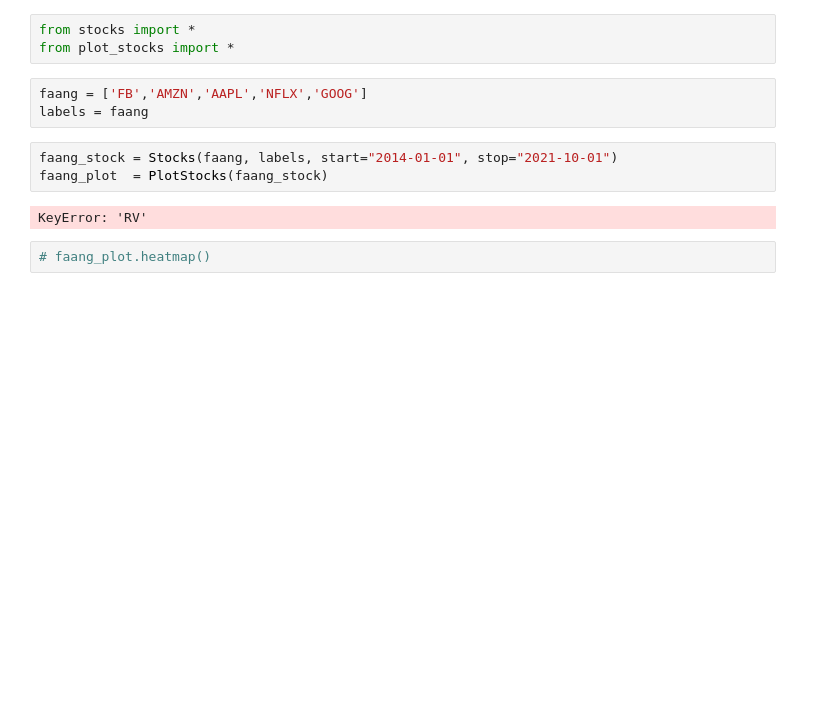
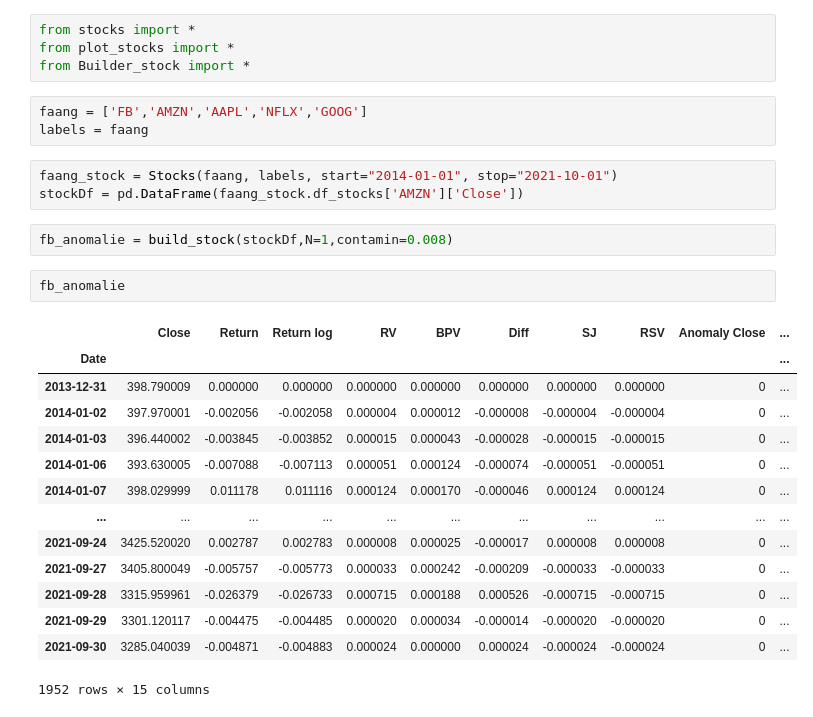
Before and after one commit to Mastercheef/Projekt-Datenanalyse, a Jupyter notebook: stock-klassen/main_stock.ipynb, the cells around one changed output. Saved outputs shown, nothing was run; the diff lists cells and outputs as text; blank space fills up the shorter version.

```diff
--- a/stock-klassen/main_stock.ipynb
+++ b/stock-klassen/main_stock.ipynb
@@ -1,13 +1,29 @@
 # %%
 from stocks import *
 from plot_stocks import *
+from Builder_stock import *
 # %%
 faang = ['FB','AMZN','AAPL','NFLX','GOOG']
 labels = faang
 # %%
 faang_stock = Stocks(faang, labels, start="2014-01-01", stop="2021-10-01")
-faang_plot  = PlotStocks(faang_stock)
+stockDf = pd.DataFrame(faang_stock.df_stocks['AMZN']['Close'])
-# %% [output]
-KeyError: 'RV'
-# %%
-# faang_plot.heatmap()
+# %%
+fb_anomalie = build_stock(stockDf,N=1,contamin=0.008)
+# %%
+fb_anomalie
+# %% [output]
+|  | Close | Return | Return log | RV | BPV | Diff | SJ | RSV | Anomaly Close | ... |
+| Date |  |  |  |  |  |  |  |  |  | ... |
+| 2013-12-31 | 398.790009 | 0.000000 | 0.000000 | 0.000000 | 0.000000 | 0.000000 | 0.000000 | 0.000000 | 0 | ... |
+| 2014-01-02 | 397.970001 | -0.002056 | -0.002058 | 0.000004 | 0.000012 | -0.000008 | -0.000004 | -0.000004 | 0 | ... |
+| 2014-01-03 | 396.440002 | -0.003845 | -0.003852 | 0.000015 | 0.000043 | -0.000028 | -0.000015 | -0.000015 | 0 | ... |
+| 2014-01-06 | 393.630005 | -0.007088 | -0.007113 | 0.000051 | 0.000124 | -0.000074 | -0.000051 | -0.000051 | 0 | ... |
+| 2014-01-07 | 398.029999 | 0.011178 | 0.011116 | 0.000124 | 0.000170 | -0.000046 | 0.000124 | 0.000124 | 0 | ... |
+| ... | ... | ... | ... | ... | ... | ... | ... | ... | ... | ... |
+| 2021-09-24 | 3425.520020 | 0.002787 | 0.002783 | 0.000008 | 0.000025 | -0.000017 | 0.000008 | 0.000008 | 0 | ... |
+| 2021-09-27 | 3405.800049 | -0.005757 | -0.005773 | 0.000033 | 0.000242 | -0.000209 | -0.000033 | -0.000033 | 0 | ... |
+| 2021-09-28 | 3315.959961 | -0.026379 | -0.026733 | 0.000715 | 0.000188 | 0.000526 | -0.000715 | -0.000715 | 0 | ... |
+| 2021-09-29 | 3301.120117 | -0.004475 | -0.004485 | 0.000020 | 0.000034 | -0.000014 | -0.000020 | -0.000020 | 0 | ... |
+| 2021-09-30 | 3285.040039 | -0.004871 | -0.004883 | 0.000024 | 0.000000 | 0.000024 | -0.000024 | -0.000024 | 0 | ... |
+1952 rows × 15 columns
```
Also changed, not shown: parts of 1 cell of this notebook, 4 other files.
